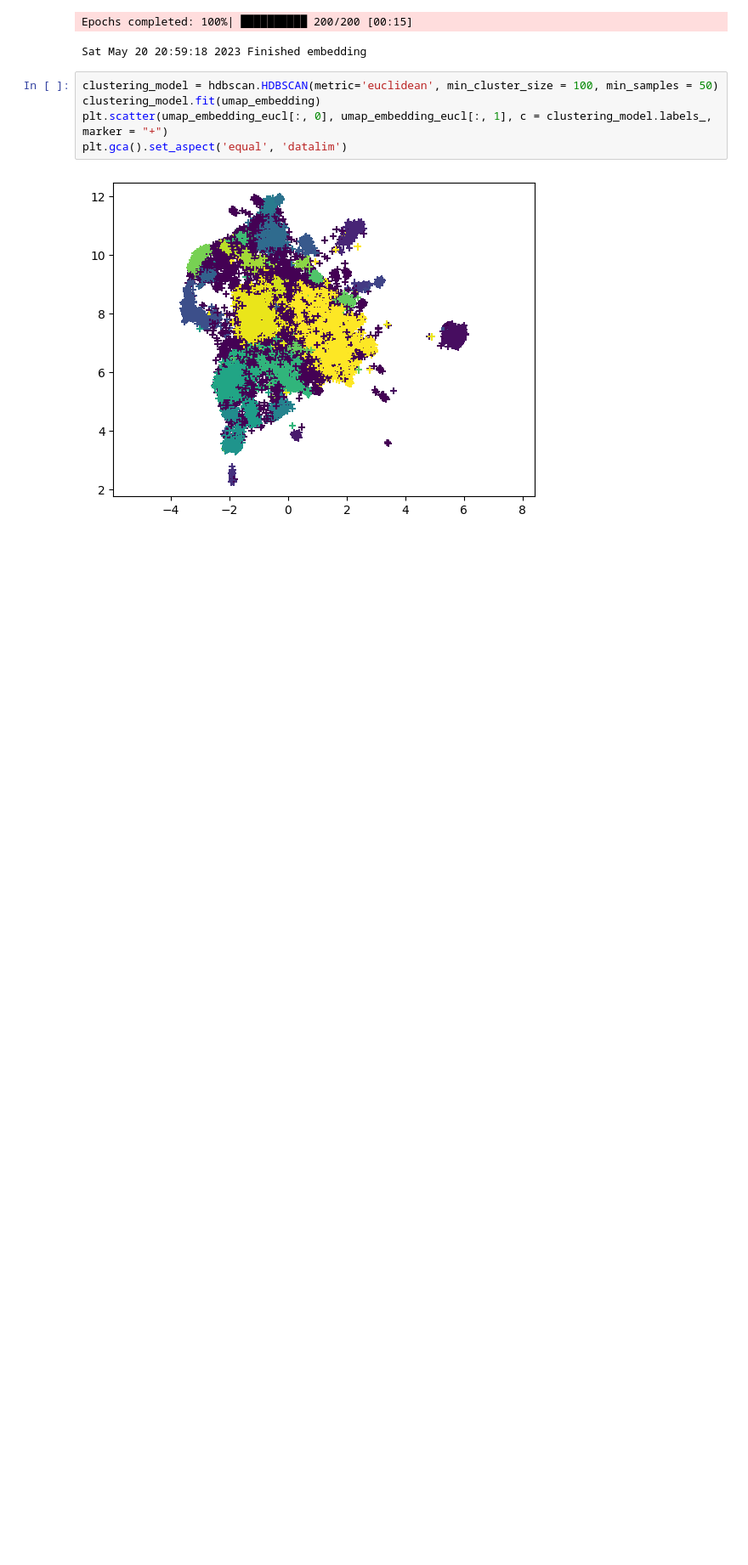
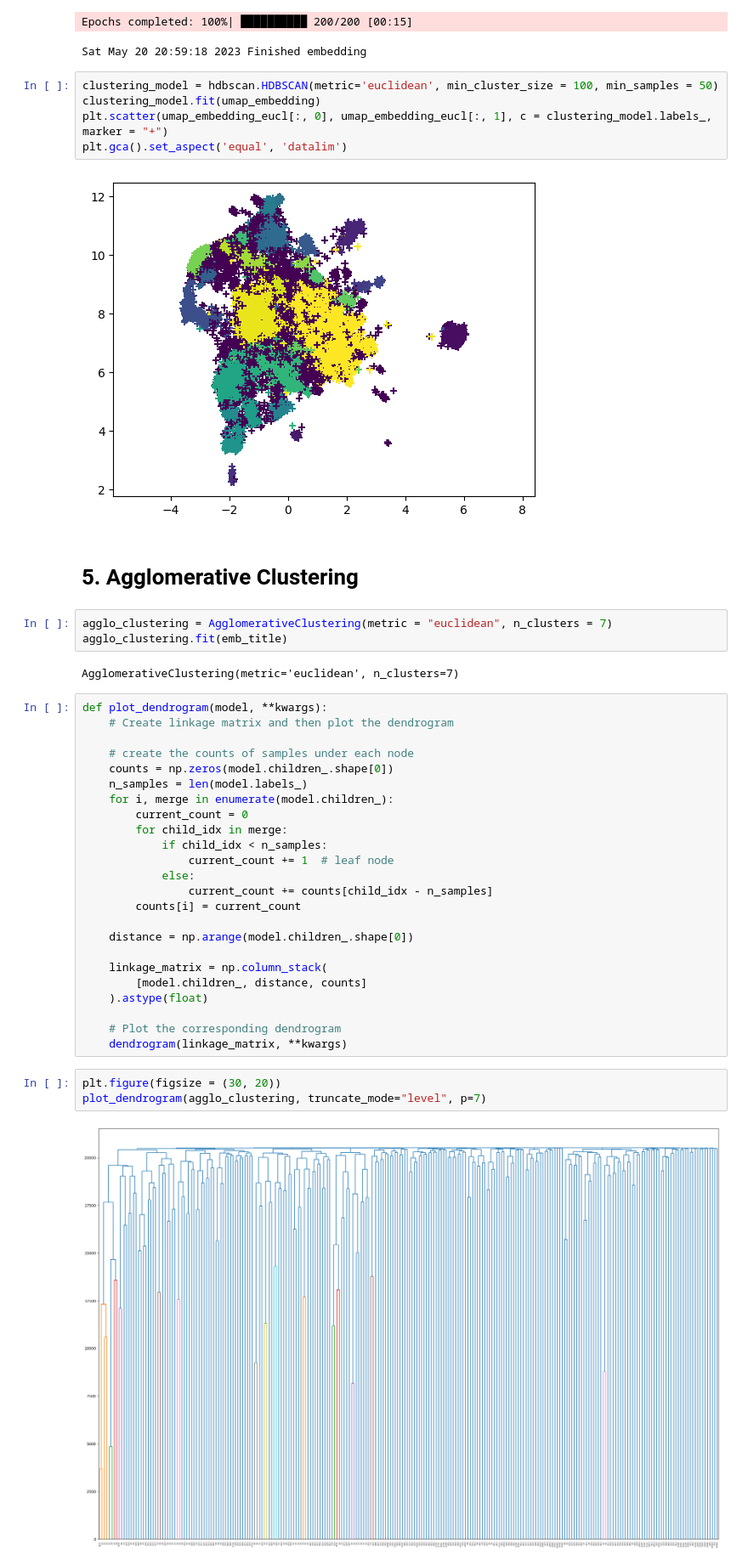
Before and after one commit to vravoson/Digital_Addiction, a Jupyter notebook: ClusteringExperiments_Transformers.ipynb, the cells around one changed output. Shown at 85% size. Drawn from its saved outputs; the diff is of its cells as text; blank space fills up the shorter version.

```diff
--- a/ClusteringExperiments_Transformers.ipynb
+++ b/ClusteringExperiments_Transformers.ipynb
@@ -93,3 +102,39 @@ plt.scatter(umap_embedding_eucl[:, 0], umap_embedding_eucl[:, 1], c = clustering
 plt.gca().set_aspect('equal', 'datalim')
 # %% [output]
 [figure]
+# %% [markdown]
+# 5. Agglomerative Clustering
+# %%
+agglo_clustering = AgglomerativeClustering(metric = "euclidean", n_clusters = 7)
+agglo_clustering.fit(emb_title)
+# %% [output]
+AgglomerativeClustering(metric='euclidean', n_clusters=7)
+# %%
+def plot_dendrogram(model, **kwargs):
+    # Create linkage matrix and then plot the dendrogram
+
+    # create the counts of samples under each node
+    counts = np.zeros(model.children_.shape[0])
+    n_samples = len(model.labels_)
+    for i, merge in enumerate(model.children_):
+        current_count = 0
+        for child_idx in merge:
+            if child_idx < n_samples:
+                current_count += 1  # leaf node
+            else:
+                current_count += counts[child_idx - n_samples]
+        counts[i] = current_count
+
+    distance = np.arange(model.children_.shape[0])
+
+    linkage_matrix = np.column_stack(
+        [model.children_, distance, counts]
+    ).astype(float)
+
+    # Plot the corresponding dendrogram
+    dendrogram(linkage_matrix, **kwargs)
+# %%
+plt.figure(figsize = (30, 20))
+plot_dendrogram(agglo_clustering, truncate_mode="level", p=7)
+# %% [output]
+[figure, added]
```
Also changed, not shown: parts of 6 cells of this notebook, 2 other files.
